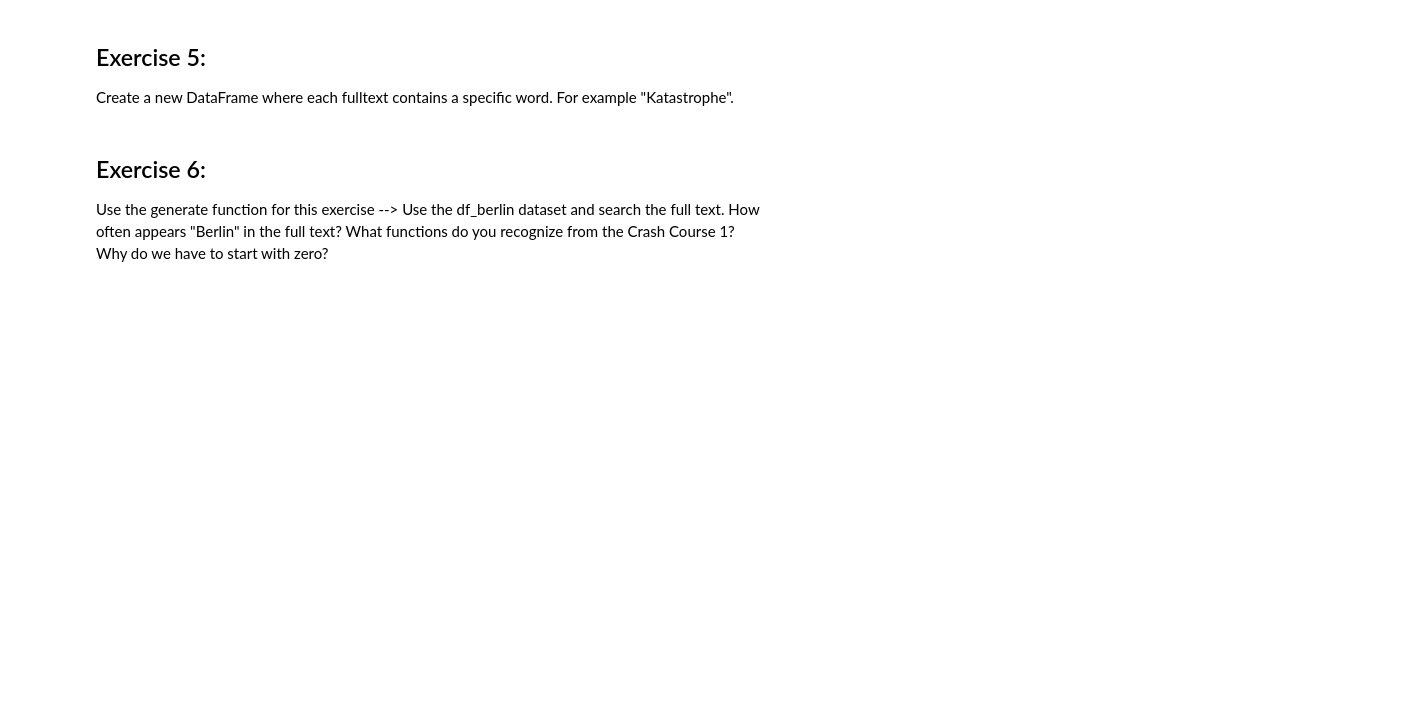
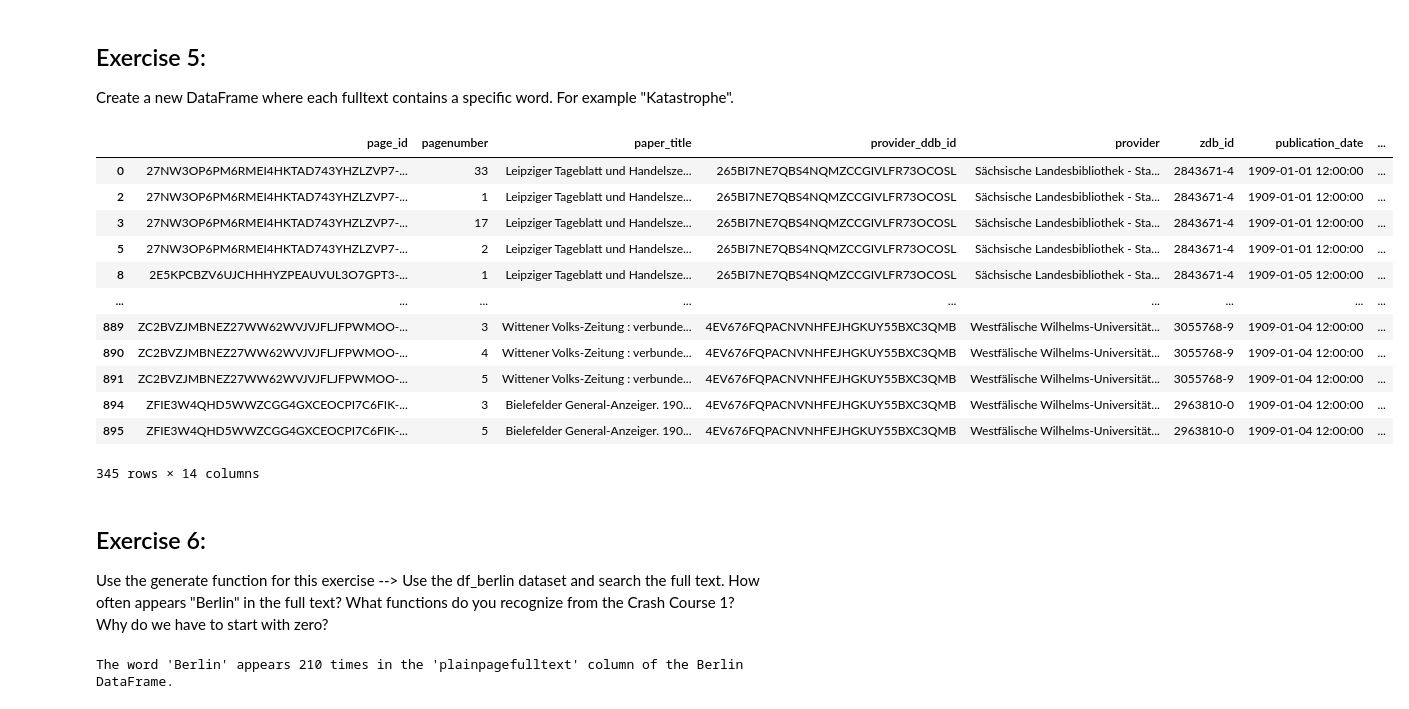
Before and after one commit to Liztomania/NLP_Kurs_2024, a Jupyter notebook: Python_CrashCourse_2_EP.ipynb, the cells around one changed output. Saved outputs shown, nothing was run; the diff lists cells and outputs as text; code cells hidden in the pictures; blank space fills up the shorter version.

```diff
--- a/Python_CrashCourse_2_EP.ipynb
+++ b/Python_CrashCourse_2_EP.ipynb
@@ -152,6 +152,31 @@ The DataFrame has 46 rows.
 Create a new DataFrame where each fulltext contains a specific word. For example "Katastrophe".
 # %%
 #add your code here:
+df_katastrophe = df[df['plainpagefulltext'].str.contains('katastrophe', na = False)]
+df_katastrophe
+# %% [output]
+|  | page_id | pagenumber | paper_title | provider_ddb_id | provider | zdb_id | publication_date | ... |
+| 0 | 27NW3OP6PM6RMEI4HKTAD743YHZLZVP7-... | 33 | Leipziger Tageblatt und Handelsze... | 265BI7NE7QBS4NQMZCCGIVLFR73OCOSL | Sächsische Landesbibliothek - Sta... | 2843671-4 | 1909-01-01 12:00:00 | ... |
+| 2 | 27NW3OP6PM6RMEI4HKTAD743YHZLZVP7-... | 1 | Leipziger Tageblatt und Handelsze... | 265BI7NE7QBS4NQMZCCGIVLFR73OCOSL | Sächsische Landesbibliothek - Sta... | 2843671-4 | 1909-01-01 12:00:00 | ... |
+| 3 | 27NW3OP6PM6RMEI4HKTAD743YHZLZVP7-... | 17 | Leipziger Tageblatt und Handelsze... | 265BI7NE7QBS4NQMZCCGIVLFR73OCOSL | Sächsische Landesbibliothek - Sta... | 2843671-4 | 1909-01-01 12:00:00 | ... |
+| 5 | 27NW3OP6PM6RMEI4HKTAD743YHZLZVP7-... | 2 | Leipziger Tageblatt und Handelsze... | 265BI7NE7QBS4NQMZCCGIVLFR73OCOSL | Sächsische Landesbibliothek - Sta... | 2843671-4 | 1909-01-01 12:00:00 | ... |
+| 8 | 2E5KPCBZV6UJCHHHYZPEAUVUL3O7GPT3-... | 1 | Leipziger Tageblatt und Handelsze... | 265BI7NE7QBS4NQMZCCGIVLFR73OCOSL | Sächsische Landesbibliothek - Sta... | 2843671-4 | 1909-01-05 12:00:00 | ... |
+| ... | ... | ... | ... | ... | ... | ... | ... | ... |
+| 889 | ZC2BVZJMBNEZ27WW62WVJVJFLJFPWMOO-... | 3 | Wittener Volks-Zeitung : verbunde... | 4EV676FQPACNVNHFEJHGKUY55BXC3QMB | Westfälische Wilhelms-Universität... | 3055768-9 | 1909-01-04 12:00:00 | ... |
+| 890 | ZC2BVZJMBNEZ27WW62WVJVJFLJFPWMOO-... | 4 | Wittener Volks-Zeitung : verbunde... | 4EV676FQPACNVNHFEJHGKUY55BXC3QMB | Westfälische Wilhelms-Universität... | 3055768-9 | 1909-01-04 12:00:00 | ... |
+| 891 | ZC2BVZJMBNEZ27WW62WVJVJFLJFPWMOO-... | 5 | Wittener Volks-Zeitung : verbunde... | 4EV676FQPACNVNHFEJHGKUY55BXC3QMB | Westfälische Wilhelms-Universität... | 3055768-9 | 1909-01-04 12:00:00 | ... |
+| 894 | ZFIE3W4QHD5WWZCGG4GXCEOCPI7C6FIK-... | 3 | Bielefelder General-Anzeiger. 190... | 4EV676FQPACNVNHFEJHGKUY55BXC3QMB | Westfälische Wilhelms-Universität... | 2963810-0 | 1909-01-04 12:00:00 | ... |
+| 895 | ZFIE3W4QHD5WWZCGG4GXCEOCPI7C6FIK-... | 5 | Bielefelder General-Anzeiger. 190... | 4EV676FQPACNVNHFEJHGKUY55BXC3QMB | Westfälische Wilhelms-Universität... | 2963810-0 | 1909-01-04 12:00:00 | ... |
+345 rows × 14 columns
 # %% [markdown]
 ## Exercise 6:
 Use the generate function for this exercise --> Use the df_berlin dataset and search the full text. How often appears "Berlin" in the full text? What functions do you recognize from the Crash Course 1? Why do we have to start with zero?
+# %%
+# prompt: Wie oft kommt Berlin in den Texten vor?
+
+# Count the occurrences of "Berlin" in the 'plainpagefulltext' column of df_berlin.
+berlin_counts = df_berlin['plainpagefulltext'].str.count('Berlin').sum()
+
+print(f"The word 'Berlin' appears {berlin_counts} times in the 'plainpagefulltext' column of the Berlin DataFrame.")
+# %% [output]
+The word 'Berlin' appears 210 times in the 'plainpagefulltext' column of the Berlin DataFrame.
```
